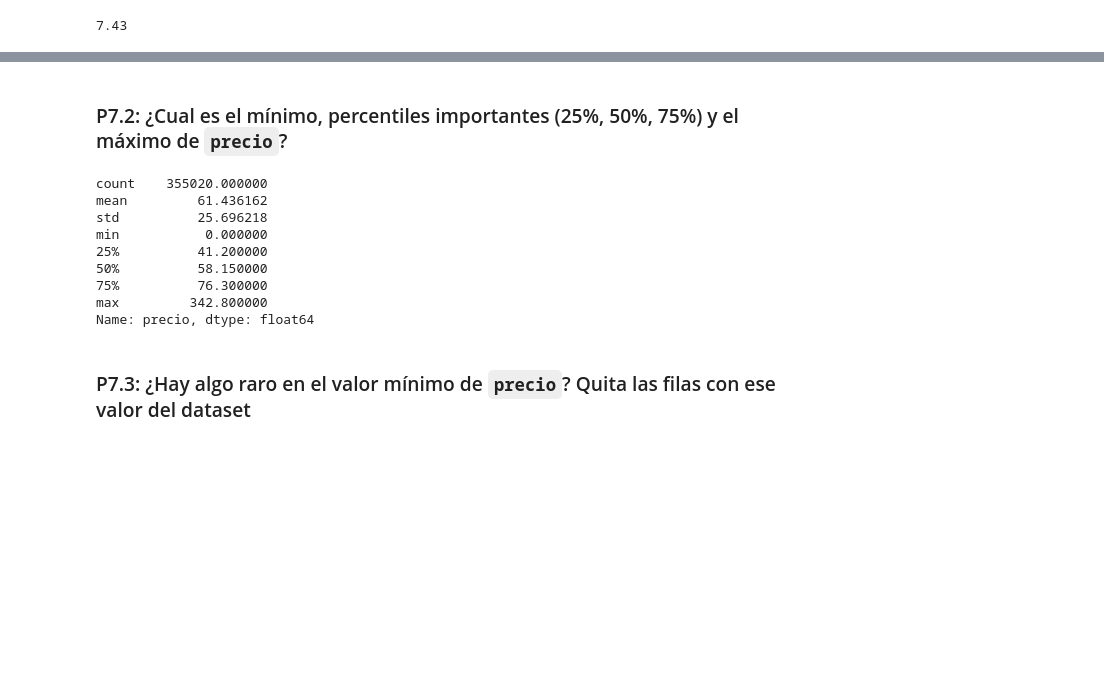
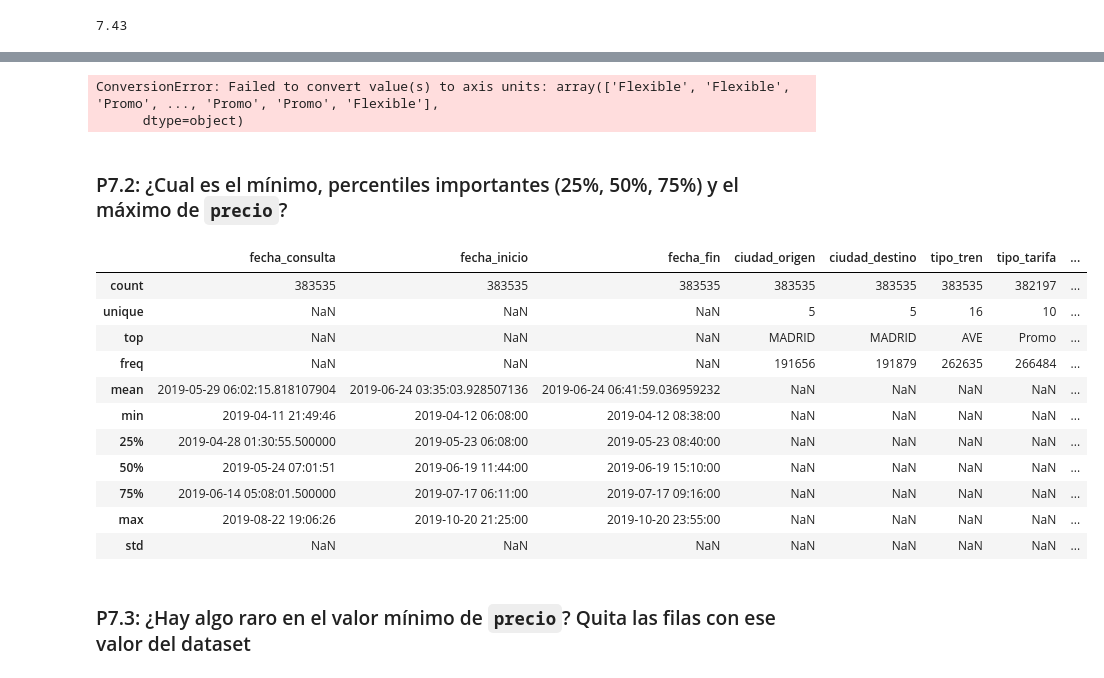
Before and after one commit to alejosilvestre/Portfolio, a Jupyter notebook: data_cleaning/portfolio_data_cleaning.ipynb, the cells around one changed output, grey strips where cells are left out. Saved outputs shown, nothing was run; the diff lists cells and outputs as text; code cells hidden in the pictures; blank space fills up the shorter version.

```diff
--- a/data_cleaning/portfolio_data_cleaning.ipynb
+++ b/data_cleaning/portfolio_data_cleaning.ipynb
@@ -155,3 +266,7 @@ df
 df.duplicated().sum()
 # %% [output]
 33
+# %%
+# Eliminamos duplicados
+df.drop_duplicates(inplace=True)
+df.duplicated().sum()
@@ -160,12 +277,6 @@ df.duplicated().sum()
 # %%
-# Segun esto tenemos todos las columnas como 'object' y unicamente la columna 'precio' con type float. Dejaremos precio como está
-# y cambiaremos las demas a los siguientes formatos : Fechas a formato DateTime y el resto formatearemos a str
-
-df[['ciudad_origen','ciudad_destino','tipo_tren','tipo_tarifa','clase']]=df[['ciudad_origen','ciudad_destino','tipo_tren','tipo_tarifa','clase']].astype(str)
-
-# pensaba hacerlo asi, pero tras intentarlo y darme error descubri por chatGPT la funcion apply() que aplica una funcion a cada elemento de la cadena
-'''
-df[['fecha_consulta','fecha_inicio','fecha_fin']]=pd.to_datetime(df[['fecha_consulta','fecha_inicio','fecha_fin']])
-'''
+# Tenemos todos las columnas como 'object' y unicamente la columna 'precio' con type float. Dejaremos precio como está
+# y cambiaremos las demas a los siguientes formatos :
+# Fechas a formato DateTime y el resto las dejaremos como estan (str)
 
 df[['fecha_consulta','fecha_inicio','fecha_fin']]=df[['fecha_consulta','fecha_inicio','fecha_fin']].apply(pd.to_datetime)
@@ -212,2 +282,0 @@ df.loc[df.duplicated(keep = False)]
-# %%
-df=df.drop_duplicates()
@@ -243,0 +365,7 @@ round((df.precio.isnull().sum()/df.shape[0])*100,2)
+# %%
+
+# Calculamos la mediana de 'precio' para cada grupo
+median_by_group_dict = df.groupby('tipo_tren')['precio'].median()
+
+# Rellenamos los valores nulos en 'precio' usando la mediana correspondiente para cada grupo
+df['precio'] = df.groupby('tipo_tren')['precio'].transform(lambda x: x.fillna(median_by_group_dict[x.name]))
@@ -244,19 +415,26 @@ round((df.precio.isnull().sum()/df.shape[0])*100,2)
+# %%
+plt.hist(x=df.tipo_tarifa)
+# %% [output]
+ConversionError: Failed to convert value(s) to axis units: array(['Flexible', 'Flexible', 'Promo', ..., 'Promo', 'Promo', 'Flexible'],
+      dtype=object)
 # %% [markdown]
 ### P7.2: ¿Cual es el mínimo, percentiles importantes (25%, 50%, 75%) y el máximo de `precio`?
-# %%
-
-# podemos hayar toda esta informacion con el metodo .describe()
-df.precio.describe()
-# %% [output]
-count    355020.000000
-mean         61.436162
-std          25.696218
-min           0.000000
-25%          41.200000
-50%          58.150000
-75%          76.300000
-max         342.800000
-Name: precio, dtype: float64
+# %%
+
+df.describe(include='all')
+# %% [output]
+|  | fecha_consulta | fecha_inicio | fecha_fin | ciudad_origen | ciudad_destino | tipo_tren | tipo_tarifa | ... |
+| count | 383535 | 383535 | 383535 | 383535 | 383535 | 383535 | 382197 | ... |
+| unique | NaN | NaN | NaN | 5 | 5 | 16 | 10 | ... |
+| top | NaN | NaN | NaN | MADRID | MADRID | AVE | Promo | ... |
+| freq | NaN | NaN | NaN | 191656 | 191879 | 262635 | 266484 | ... |
+| mean | 2019-05-29 06:02:15.818107904 | 2019-06-24 03:35:03.928507136 | 2019-06-24 06:41:59.036959232 | NaN | NaN | NaN | NaN | ... |
+| min | 2019-04-11 21:49:46 | 2019-04-12 06:08:00 | 2019-04-12 08:38:00 | NaN | NaN | NaN | NaN | ... |
+| 25% | 2019-04-28 01:30:55.500000 | 2019-05-23 06:08:00 | 2019-05-23 08:40:00 | NaN | NaN | NaN | NaN | ... |
+| 50% | 2019-05-24 07:01:51 | 2019-06-19 11:44:00 | 2019-06-19 15:10:00 | NaN | NaN | NaN | NaN | ... |
+| 75% | 2019-06-14 05:08:01.500000 | 2019-07-17 06:11:00 | 2019-07-17 09:16:00 | NaN | NaN | NaN | NaN | ... |
+| max | 2019-08-22 19:06:26 | 2019-10-20 21:25:00 | 2019-10-20 23:55:00 | NaN | NaN | NaN | NaN | ... |
+| std | NaN | NaN | NaN | NaN | NaN | NaN | NaN | ... |
 # %% [markdown]
 ### P7.3: ¿Hay algo raro en el valor mínimo de `precio`? Quita las filas con ese valor del dataset
 # %%
```
Also changed, not shown: parts of 40 cells of this notebook.
